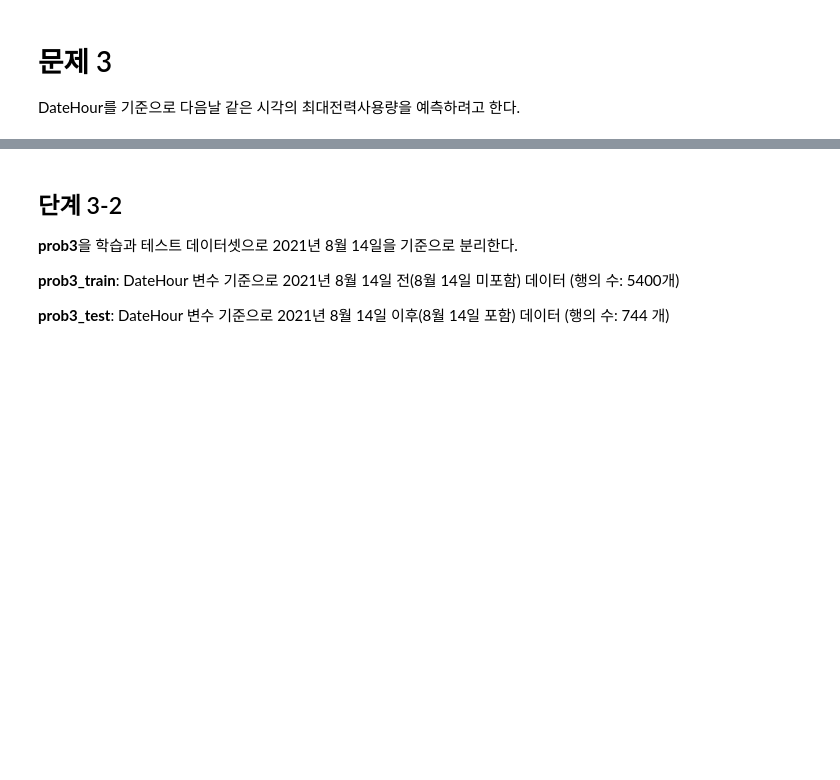
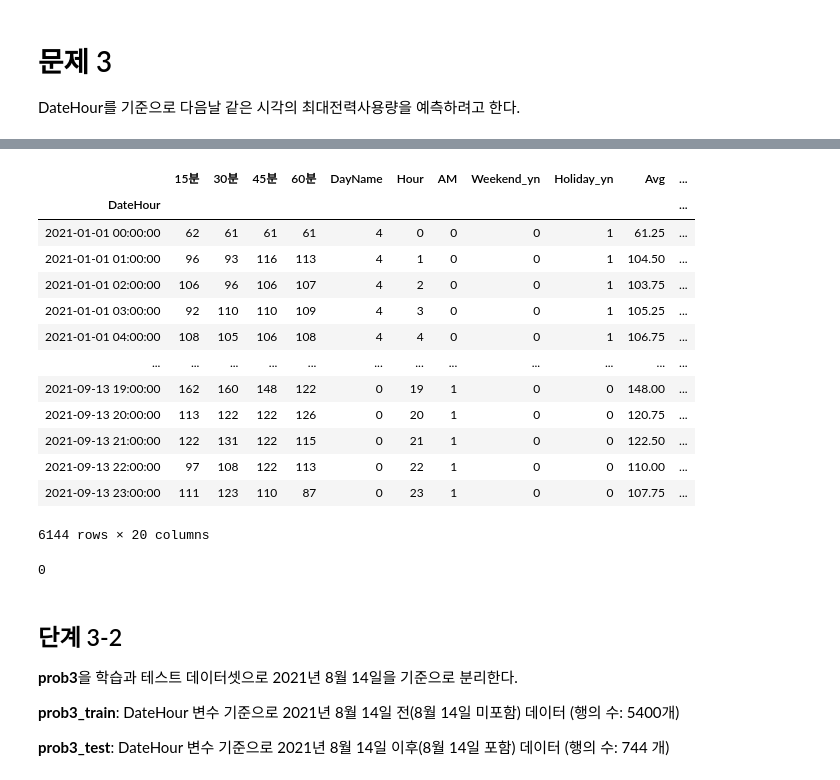
Before and after one commit to sunkusun9/DS_lv3_2605, a Jupyter notebook: sec_ds_lv3_prob3_prob.ipynb, the cells around one changed output, grey strips where cells are left out. Saved outputs shown, nothing was run; the diff lists cells and outputs as text; code cells hidden in the pictures; blank space fills up the shorter version.

```diff
--- a/sec_ds_lv3_prob3_prob.ipynb
+++ b/sec_ds_lv3_prob3_prob.ipynb
@@ -1191,3 +1264,29 @@ target에 결측치가 있는 행은 모두 제거하여 **prob3**을 만든다.
+# %%
+# 가정 성립
+df_prob3 = df_basetable1.assign(
+    target = lambda x: x['TotalHour'].shift(-24)
+).dropna() # dropna 결측이 하나라도 있다면, 그 행을 제가 한다. (target에 결측치가 있는 행은 모두 제거, 가정 target 이외에는 결측 없다.)
+df_prob3
+# %% [output]
+|  | 15분 | 30분 | 45분 | 60분 | DayName | Hour | AM | Weekend_yn | Holiday_yn | Avg | ... |
+| DateHour |  |  |  |  |  |  |  |  |  |  | ... |
+| 2021-01-01 00:00:00 | 62 | 61 | 61 | 61 | 4 | 0 | 0 | 0 | 1 | 61.25 | ... |
+| 2021-01-01 01:00:00 | 96 | 93 | 116 | 113 | 4 | 1 | 0 | 0 | 1 | 104.50 | ... |
+| 2021-01-01 02:00:00 | 106 | 96 | 106 | 107 | 4 | 2 | 0 | 0 | 1 | 103.75 | ... |
+| 2021-01-01 03:00:00 | 92 | 110 | 110 | 109 | 4 | 3 | 0 | 0 | 1 | 105.25 | ... |
+| 2021-01-01 04:00:00 | 108 | 105 | 106 | 108 | 4 | 4 | 0 | 0 | 1 | 106.75 | ... |
+| ... | ... | ... | ... | ... | ... | ... | ... | ... | ... | ... | ... |
+| 2021-09-13 19:00:00 | 162 | 160 | 148 | 122 | 0 | 19 | 1 | 0 | 0 | 148.00 | ... |
+| 2021-09-13 20:00:00 | 113 | 122 | 122 | 126 | 0 | 20 | 1 | 0 | 0 | 120.75 | ... |
+| 2021-09-13 21:00:00 | 122 | 131 | 122 | 115 | 0 | 21 | 1 | 0 | 0 | 122.50 | ... |
+| 2021-09-13 22:00:00 | 97 | 108 | 122 | 113 | 0 | 22 | 1 | 0 | 0 | 110.00 | ... |
+| 2021-09-13 23:00:00 | 111 | 123 | 110 | 87 | 0 | 23 | 1 | 0 | 0 | 107.75 | ... |
+6144 rows × 20 columns
+# %%
+# dropna에 있어 가정 확인
+df_basetable1.isna().sum().sum()
+# %% [output]
+0
 # %% [markdown]
 ## 단계 3-2
 
```
Also changed, not shown: parts of 101 cells of this notebook.
